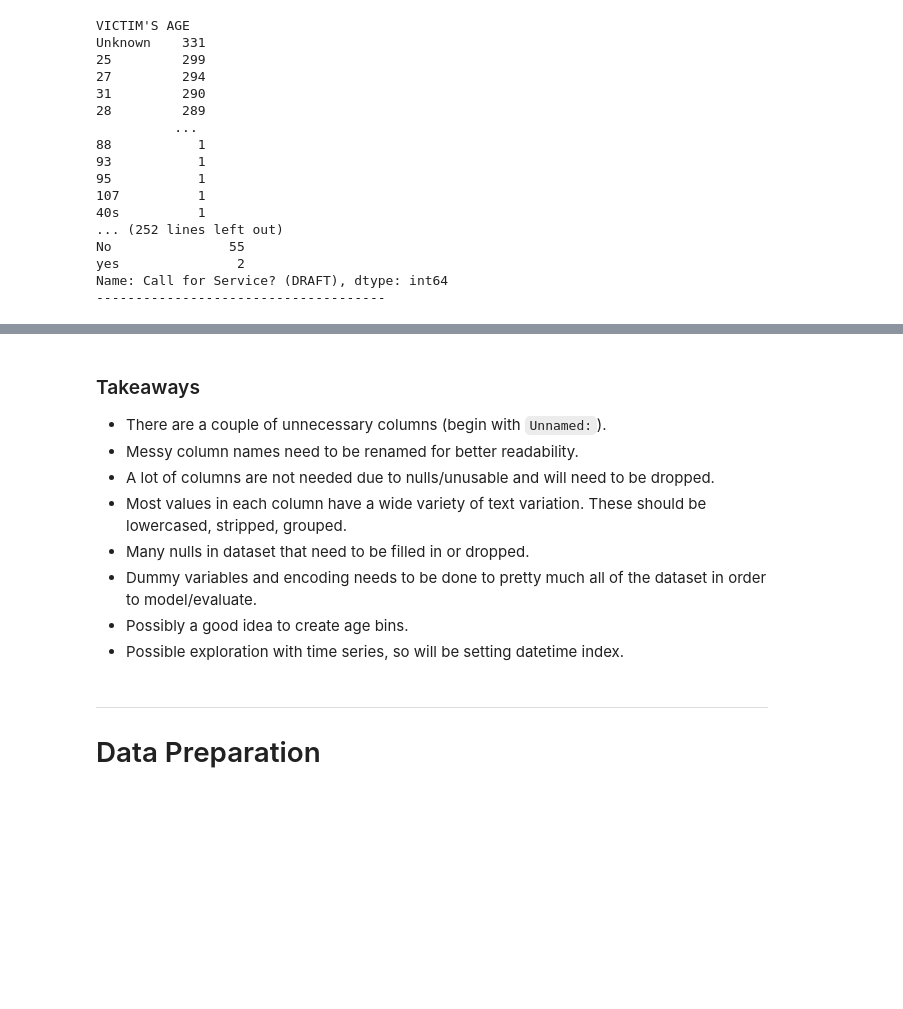
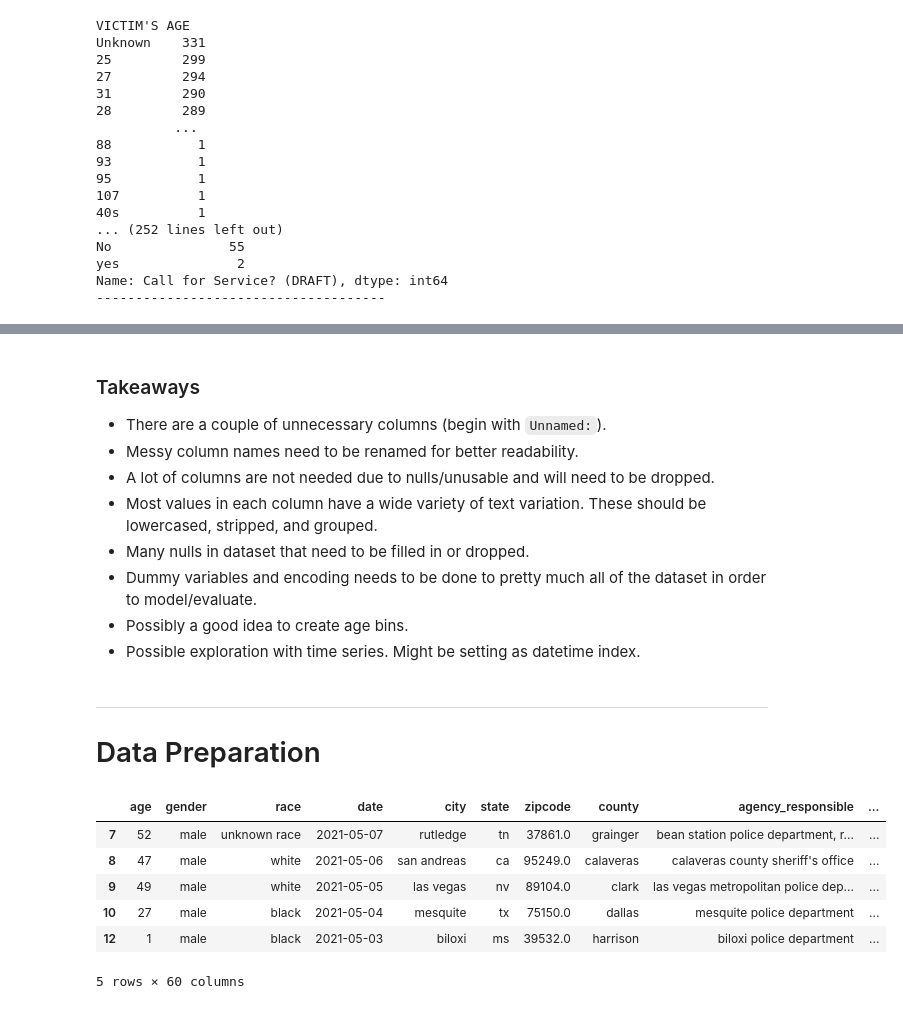
Before and after one commit to MG-Squared/americas_blues, a Jupyter notebook: working_outline.ipynb, the cells around one changed output, grey strips where cells are left out. Cells and saved outputs as stored; diff of their text form; code cells hidden in the pictures; blank space fills up the shorter version.

```diff
--- a/working_outline.ipynb
+++ b/working_outline.ipynb
@@ -216,11 +226,23 @@ for column in df.columns:
 - There are a couple of unnecessary columns (begin with `Unnamed:`).
 - Messy column names need to be renamed for better readability.
 - A lot of columns are not needed due to nulls/unusable and will need to be dropped.
-- Most values in each column have a wide variety of text variation. These should be lowercased, stripped, grouped.
+- Most values in each column have a wide variety of text variation. These should be lowercased, stripped, and grouped.
 - Many nulls in dataset that need to be filled in or dropped.
 - Dummy variables and encoding needs to be done to pretty much all of the dataset in order to model/evaluate.
 - Possibly a good idea to create age bins.
-- Possible exploration with time series, so will be setting datetime index.
+- Possible exploration with time series. Might be setting as datetime index.
 # %% [markdown]
 ***
 # Data Preparation
+# %%
+#grab cleaned data frame from wrangle.py
+df = w.wrangle_data(cached=False)
+df.head()
+# %% [output]
+|  | age | gender | race | date | city | state | zipcode | county | agency_responsible | ... |
+| 7 | 52 | male | unknown race | 2021-05-07 | rutledge | tn | 37861.0 | grainger | bean station police department, r... | ... |
+| 8 | 47 | male | white | 2021-05-06 | san andreas | ca | 95249.0 | calaveras | calaveras county sheriff's office | ... |
+| 9 | 49 | male | white | 2021-05-05 | las vegas | nv | 89104.0 | clark | las vegas metropolitan police dep... | ... |
+| 10 | 27 | male | black | 2021-05-04 | mesquite | tx | 75150.0 | dallas | mesquite police department | ... |
+| 12 | 1 | male | black | 2021-05-03 | biloxi | ms | 39532.0 | harrison | biloxi police department | ... |
+5 rows × 60 columns
```
Also changed, not shown: parts of 43 cells of this notebook.
